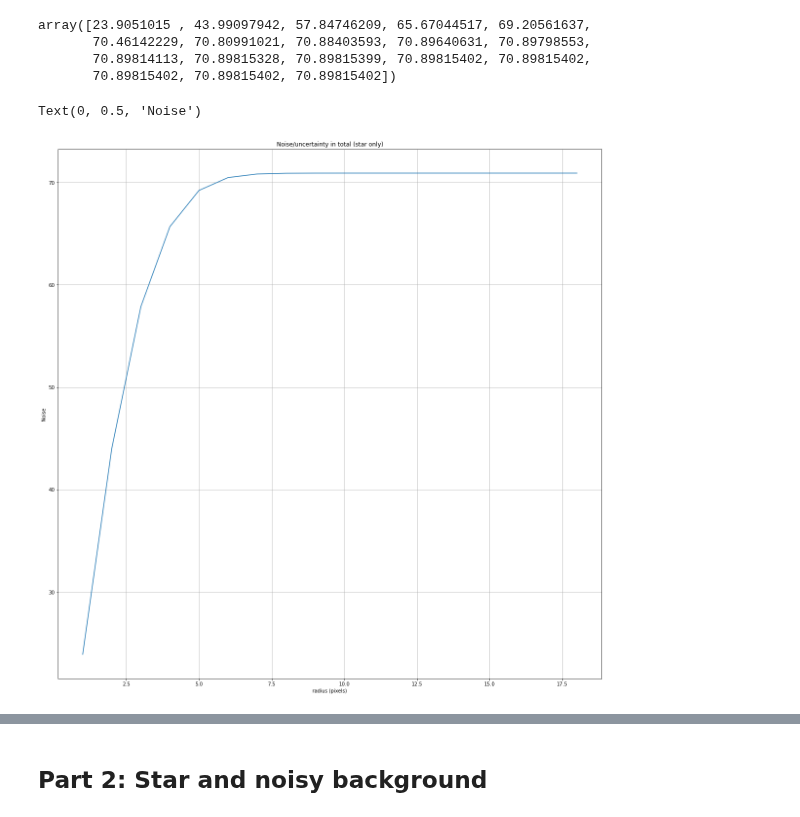
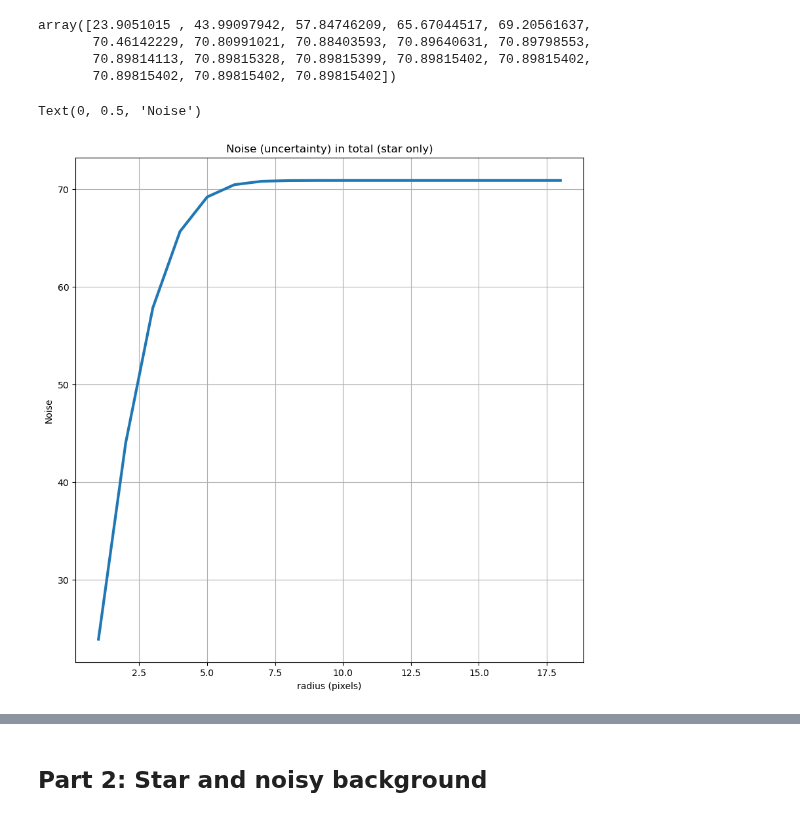
Before and after one commit to mwcraig/ast266-notes, a Jupyter notebook: 2023-10-16-aperture-size.ipynb, the cells around one changed output, grey strips where cells are left out. Cells and saved outputs as stored; diff of their text form; code cells hidden in the pictures.

```diff
--- a/2023-10-16-aperture-size.ipynb
+++ b/2023-10-16-aperture-size.ipynb
@@ -38,6 +31,7 @@ def circle(x, y, radius):
 rng = np.random.default_rng(seed=548975)
 # %%
 figure_size = (20, 20)
+graph_size = (10, 10)
 image_size = 25
 star_center = (12, 12)
 sigma = 2  # Gaussian width of the star
@@ -116,14 +110,14 @@ array([23.9051015 , 43.99097942, 57.84746209, 65.67044517, 69.20561637,
        70.89814113, 70.89815328, 70.89815399, 70.89815402, 70.89815402,
        70.89815402, 70.89815402, 70.89815402])
 # %%
-plt.figure(figsize=figure_size)
-plt.plot(cgrow.radius, noise)
+plt.figure(figsize=graph_size)
+plt.plot(cgrow.radius, noise, linewidth=3)
 plt.grid()
 plt.xlabel('radius (pixels)')
-plt.title('Noise/uncertainty in total (star only)')
+plt.title('Noise (uncertainty) in total (star only)')
 plt.ylabel('Noise')
 #plt.ylim(0, 5200)
 # %% [output]
 Text(0, 0.5, 'Noise')
-[figure, old version]
+[figure, new version]
 # %%
```
Also changed, not shown: parts of 13 cells of this notebook, 2 other files.
